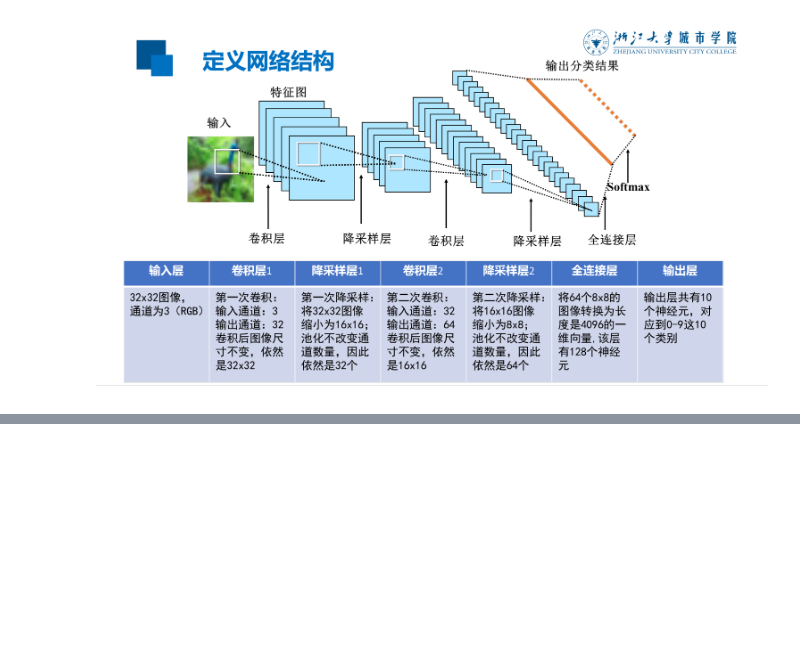
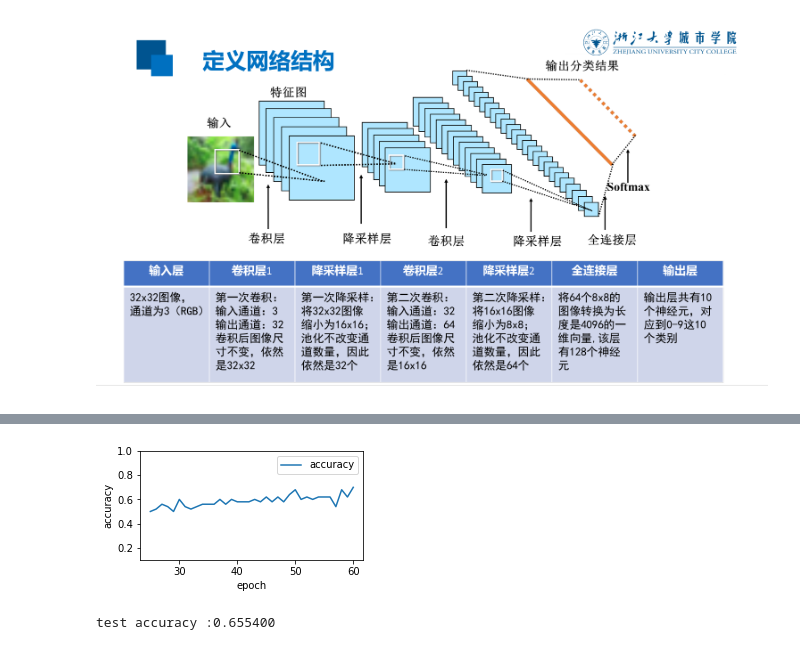
Before and after one commit to liuchangling/tensorflow_demo, a Jupyter notebook: 图像识别/cifar-10 图像识别.ipynb, the cells around one changed output, grey strips where cells are left out. Cells and saved outputs as stored; diff of their text form; code cells hidden in the pictures; blank space fills up the shorter version.

```diff
--- a/图像识别/cifar-10 图像识别.ipynb
+++ b/图像识别/cifar-10 图像识别.ipynb
@@ -232,0 +395,27 @@ with tf.name_scope('conv_1'):
+# %%
+
+# 准确率
+plt.plot(epoch_list, accuracy_list, label='accuracy')
+fig = plt.gcf()
+fig.set_size_inches(4,2)
+plt.ylim(0.1,1)
+plt.ylabel('accuracy')
+plt.xlabel('epoch')
+plt.legend()
+plt.show()
+# %% [output]
+[figure, added]
+# %%
+
+#评估模型及预测
+test_total_batch = int(len(Xtest_normalize)/ batch_size)
+test_acc_sum = 0.0
+for i in range(test_total_batch):
+    test_image_batch = Xtest_normalize[i*batch_size : (i+1)*batch_size]
+    test_label_batch = Ytest_onehot[i*batch_size : (i+1)*batch_size]
+    test_batch_acc = sess.run(accuracy , feed_dict = {x:test_image_batch, y:test_label_batch})
+    test_acc_sum += test_batch_acc
+test_acc = float(test_acc_sum/test_total_batch)
+print('test accuracy :{:.6f}'.format(test_acc))
+# %% [output]
+test accuracy :0.655400
```
Also changed, not shown: parts of 11 cells of this notebook, 4 other files.
